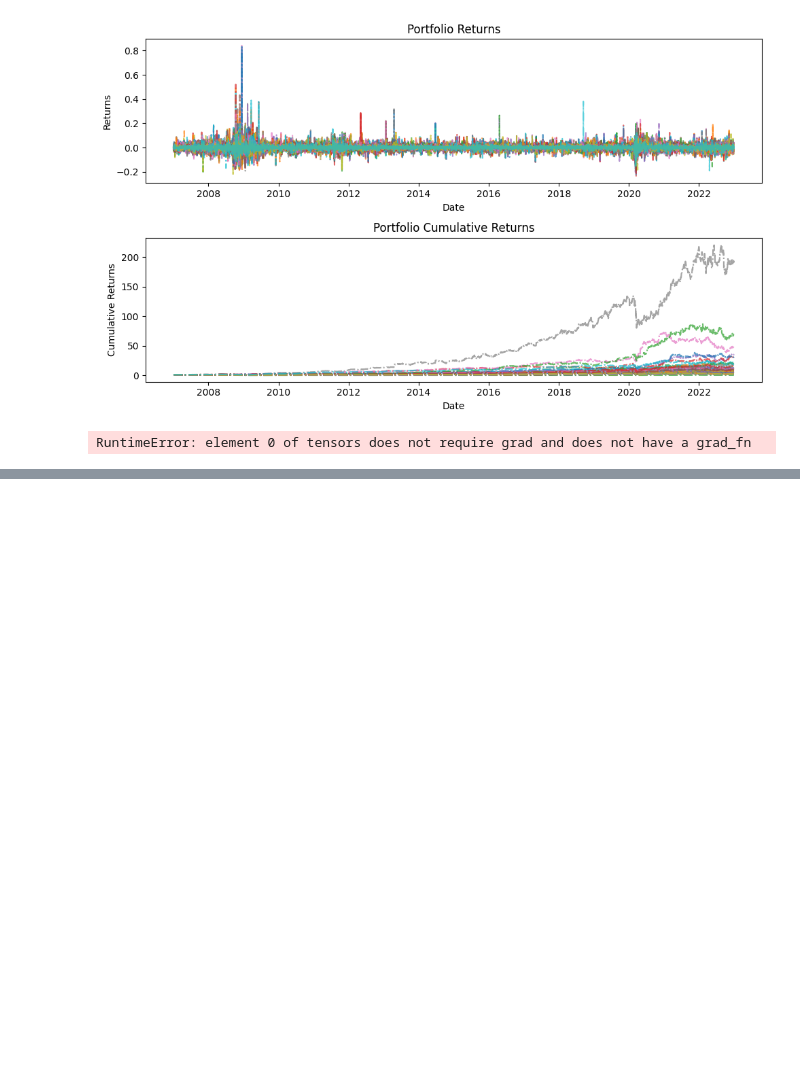
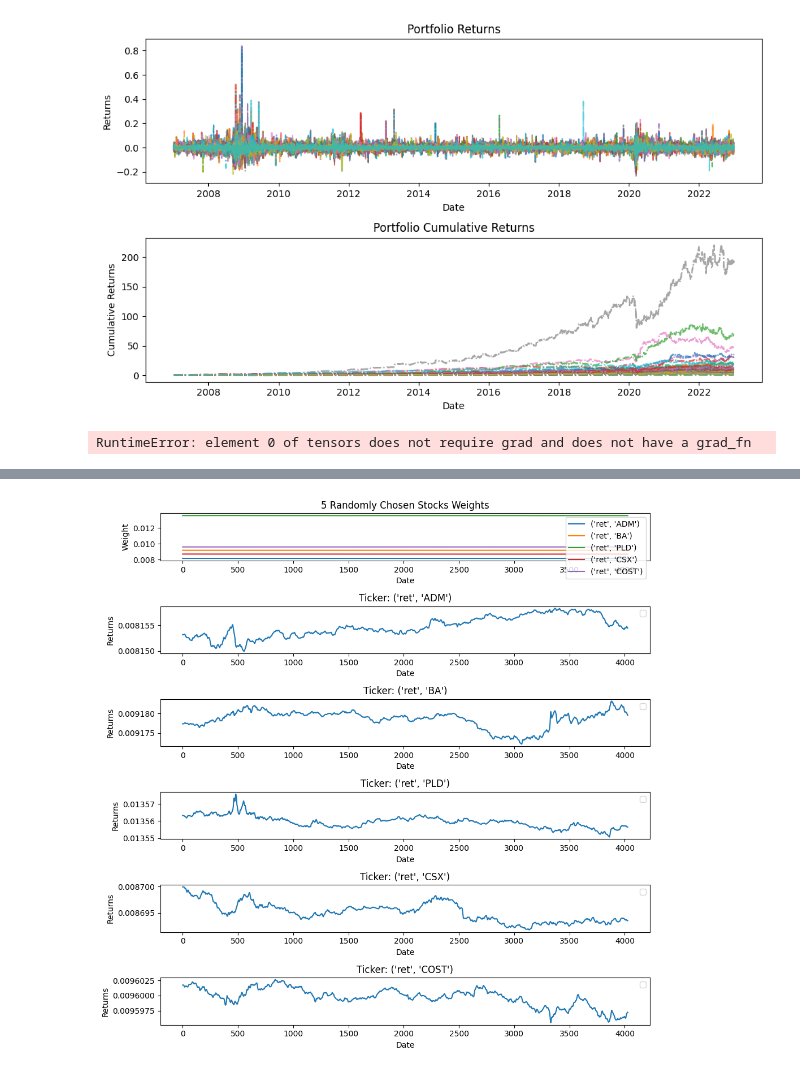
Before and after one commit to dhruv575/PRISM, a Jupyter notebook: notebooks/Online_Gradient_Descent - Week 11 Notebook.ipynb, the cells around one changed output, grey strips where cells are left out. Saved outputs shown, nothing was run; the diff lists cells and outputs as text; code cells hidden in the pictures; blank space fills up the shorter version.

```diff
--- a/notebooks/Online_Gradient_Descent - Week 11 Notebook.ipynb
+++ b/notebooks/Online_Gradient_Descent - Week 11 Notebook.ipynb
@@ -465,0 +640,30 @@ RuntimeError: element 0 of tensors does not require grad and does not have a gra
+# %%
+random_choice_tickers = np.random.randint(
+    low = 0,
+    high = returns.shape[1],
+    size=5
+)
+
+fig, axes = plt.subplots(6, 1, figsize = (10, 10))
+
+for i, rng_ticker in enumerate(random_choice_tickers):
+    axes[0].plot(
+        weights_log[:, rng_ticker],
+        label = returns.columns[rng_ticker],
+    )
+    axes[i + 1].plot(
+        weights_log[:, rng_ticker],
+    )
+    axes[i + 1].set_title(f"Ticker: {returns.columns[rng_ticker]}")
+    axes[i + 1].set_xlabel('Date')
+    axes[i + 1].set_ylabel('Returns')
+    axes[i + 1].legend()
+
+axes[0].set_title("5 Randomly Chosen Stocks Weights")
+axes[0].set_xlabel('Date')
+axes[0].set_ylabel('Weight')
+axes[0].legend()
+plt.tight_layout()
+plt.show()
+# %% [output]
+[figure, added]
```
Also changed, not shown: parts of 21 cells of this notebook.
